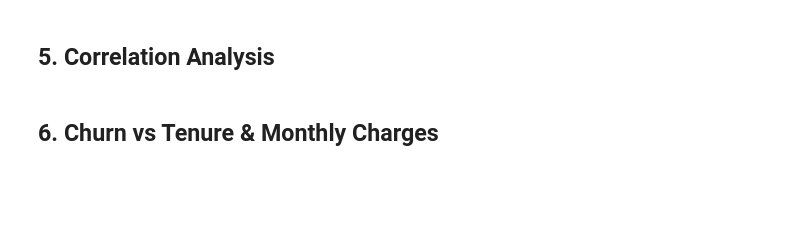
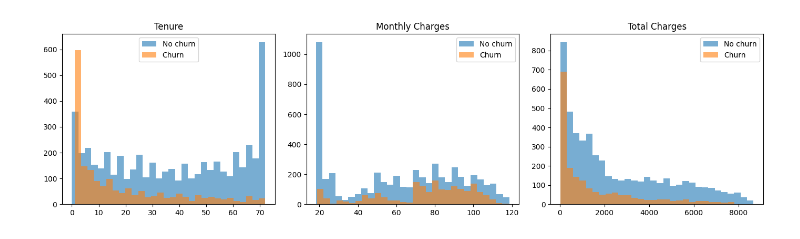
Before and after one commit to harsha-joshi02/churn-analysis-and-ab-experiments, a Jupyter notebook: notebooks/eda.ipynb, the cells around one changed output. Saved outputs shown, nothing was run; the diff lists cells and outputs as text; code cells hidden in the pictures; blank space fills up the shorter version.

```diff
--- a/notebooks/eda.ipynb
+++ b/notebooks/eda.ipynb
@@ -105,2 +56,0 @@ plt.show()
-# %% [markdown]
-## 5. Correlation Analysis
@@ -121,24 +57,15 @@ plt.show()
-# %% [markdown]
-## 6. Churn vs Tenure & Monthly Charges
-# %%
-fig, axes = plt.subplots(1, 2, figsize=(13, 5))
-
-# Tenure vs churn — KDE
-for label, grp in df.groupby('churn'):
-    grp['tenure'].plot.kde(ax=axes[0], label='Churn' if label else 'No Churn',
-                           color='#DD8452' if label else '#4C72B0', lw=2)
-axes[0].set_title('Tenure Distribution by Churn Label')
-axes[0].set_xlabel('Tenure (months)')
-axes[0].legend()
-
-# Monthly charges vs churn — box
-df.boxplot(column='monthly_charges', by='churn', ax=axes[1],
-           patch_artist=True,
-           boxprops=dict(facecolor='#4C72B0'),
-           medianprops=dict(color='white', linewidth=2))
-axes[1].set_title('Monthly Charges by Churn Label')
-axes[1].set_xlabel('Churn (0=No, 1=Yes)')
-axes[1].set_ylabel('Monthly Charges ($)')
-fig.suptitle('')
-plt.tight_layout()
-plt.show()
+# %%
+numeric_columns = ['tenure', 'monthly_charges', 'total_charges']
+labels = df['churn'].map({0: 'No churn', 1: 'Churn'})
+fig, axes = plt.subplots(1, 3, figsize=(14, 4))
+
+for column, ax in zip(numeric_columns, axes):
+    for label in ['No churn', 'Churn']:
+        ax.hist(df.loc[labels == label, column], bins=30, alpha=0.6, label=label)
+    ax.set_title(column.replace('_', ' ').title())
+    ax.legend()
+
+plt.tight_layout()
+plt.show()
+# %% [output]
+[figure, added]
```
Also changed, not shown: parts of 24 cells of this notebook, 11 other files.
